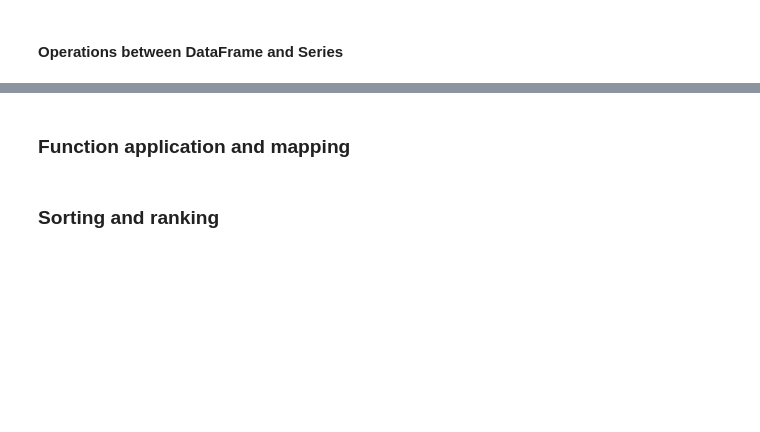
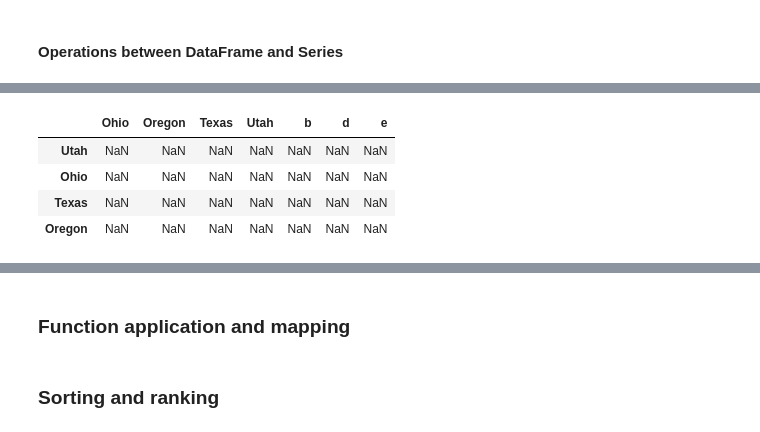
Before and after one commit to dongho0892/Python-Start, a Jupyter notebook: ch05.ipynb, the cells around one changed output, grey strips where cells are left out. Drawn from its saved outputs; the diff is of its cells as text; code cells hidden in the pictures; blank space fills up the shorter version.

```diff
--- a/ch05.ipynb
+++ b/ch05.ipynb
@@ -984,2 +1067,10 @@ series3
+# %%
+frame - series3     # row에 값을 보고 빼고 싶다면 sub 메서드를 써서 해줘야함.
+# %% [output]
+|  | Ohio | Oregon | Texas | Utah | b | d | e |
+| Utah | NaN | NaN | NaN | NaN | NaN | NaN | NaN |
+| Ohio | NaN | NaN | NaN | NaN | NaN | NaN | NaN |
+| Texas | NaN | NaN | NaN | NaN | NaN | NaN | NaN |
+| Oregon | NaN | NaN | NaN | NaN | NaN | NaN | NaN |
 # %%
 frame.sub(series3, axis=0)
```
Also changed, not shown: parts of 15 cells of this notebook, 1 other file.
